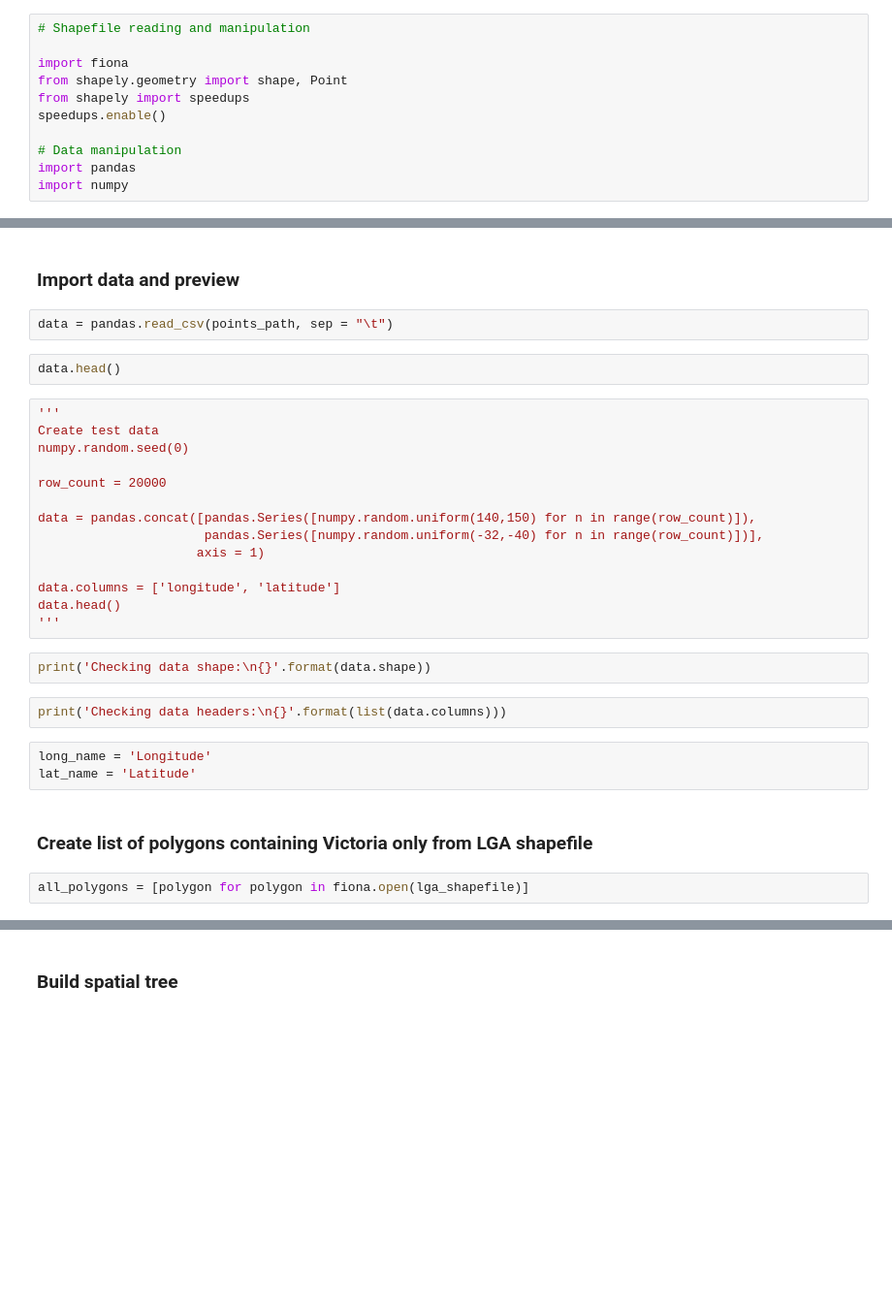
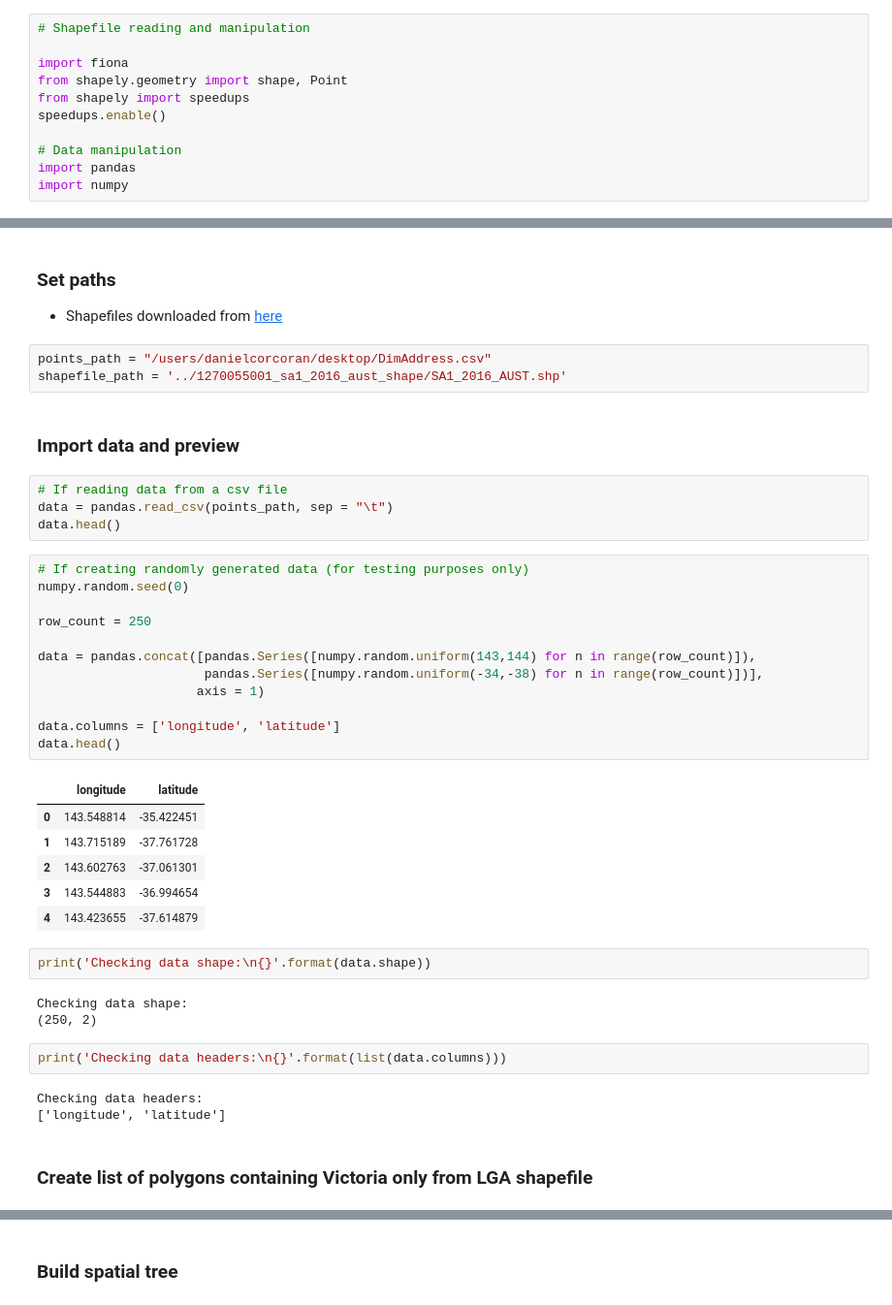
Before and after one commit to danielc92/nb_data_spatial, a Jupyter notebook: notebook_spatial_joins_rtree.ipynb, the cells around one changed output, grey strips where cells are left out. Shown at 97% size. Cells and saved outputs as stored; diff of their text form; blank space fills up the shorter version.

```diff
--- a/notebook_spatial_joins_rtree.ipynb
+++ b/notebook_spatial_joins_rtree.ipynb
@@ -20,31 +14,43 @@ meshblock_shapefile = "/users/danielcorcoran/desktop/github_repos/python_nb_data
+# %% [markdown]
+### Set paths
+- Shapefiles downloaded from [here](https://www.abs.gov.au/AUSSTATS/abs@.nsf/DetailsPage/1270.0.55.001July%202016?OpenDocument)
+# %%
+points_path = "/users/danielcorcoran/desktop/DimAddress.csv"
+shapefile_path = '../1270055001_sa1_2016_aust_shape/SA1_2016_AUST.shp'
 # %% [markdown]
 ### Import data and preview
 # %%
+# If reading data from a csv file
 data = pandas.read_csv(points_path, sep = "\t")
+data.head()
-# %%
-data.head()
 # %%
-'''
-Create test data
+# If creating randomly generated data (for testing purposes only)
 numpy.random.seed(0)
 
-row_count = 20000
+row_count = 250
 
-data = pandas.concat([pandas.Series([numpy.random.uniform(140,150) for n in range(row_count)]),
-                      pandas.Series([numpy.random.uniform(-32,-40) for n in range(row_count)])],
+data = pandas.concat([pandas.Series([numpy.random.uniform(143,144) for n in range(row_count)]),
+                      pandas.Series([numpy.random.uniform(-34,-38) for n in range(row_count)])],
                      axis = 1)
 
 data.columns = ['longitude', 'latitude']
 data.head()
-'''
+# %% [output]
+|  | longitude | latitude |
+| 0 | 143.548814 | -35.422451 |
+| 1 | 143.715189 | -37.761728 |
+| 2 | 143.602763 | -37.061301 |
+| 3 | 143.544883 | -36.994654 |
+| 4 | 143.423655 | -37.614879 |
 # %%
 print('Checking data shape:\n{}'.format(data.shape))
+# %% [output]
+Checking data shape:
+(250, 2)
 # %%
 print('Checking data headers:\n{}'.format(list(data.columns)))
+# %% [output]
+Checking data headers:
+['longitude', 'latitude']
-# %%
-long_name = 'Longitude'
-lat_name = 'Latitude'
 # %% [markdown]
 ### Create list of polygons containing Victoria only from LGA shapefile
-# %%
-all_polygons = [polygon for polygon in fiona.open(lga_shapefile)]
```
Also changed, not shown: parts of 16 cells of this notebook, 2 other files.
